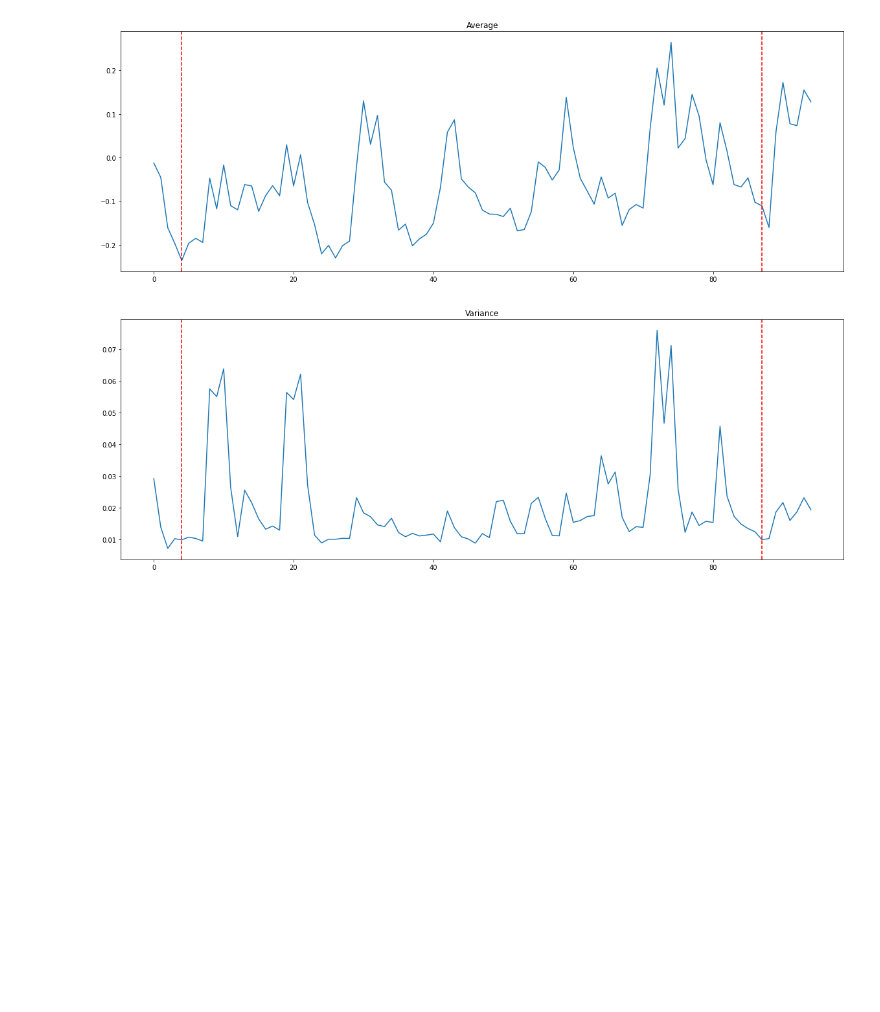
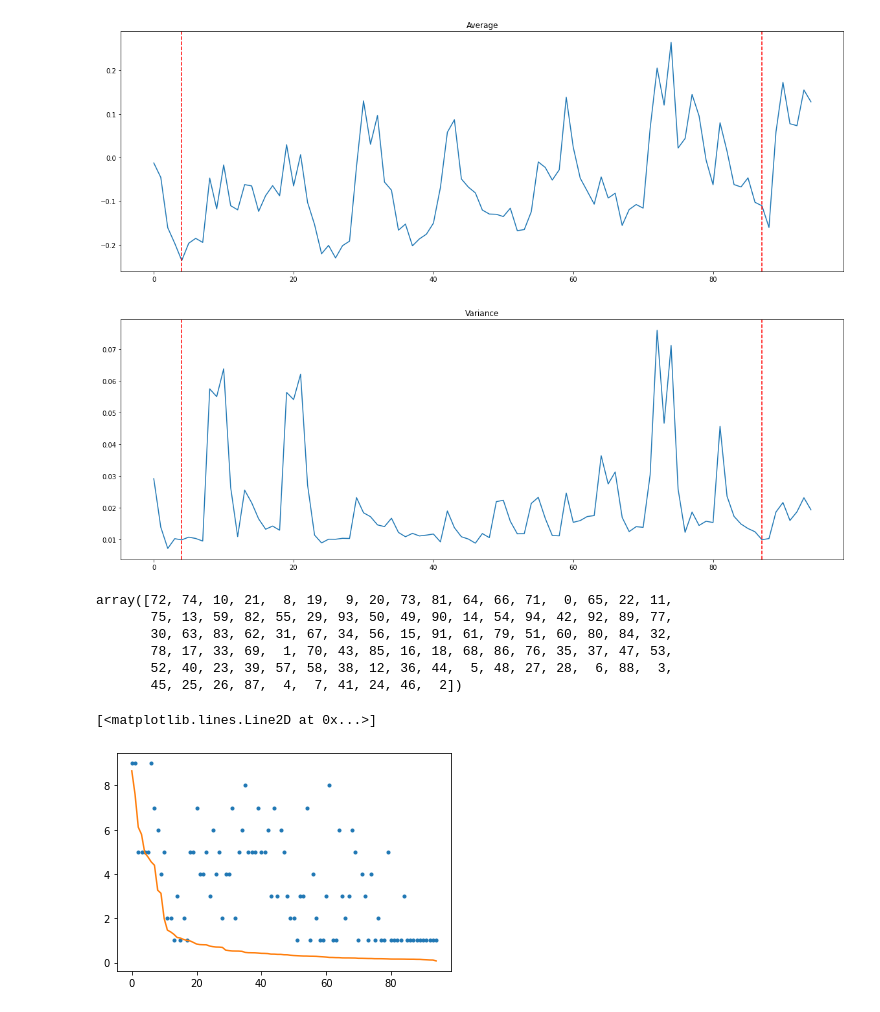
Before and after one commit to team-cryptonight/prob5, a Jupyter notebook: Pr5-Preliminary.ipynb, the cells around one changed output. Drawn from its saved outputs; the diff is of its cells as text; code cells hidden in the pictures; blank space fills up the shorter version.

```diff
--- a/Pr5-Preliminary.ipynb
+++ b/Pr5-Preliminary.ipynb
@@ -83,3 +79,12 @@ plt.axvline(segR - roiL, color='r', linestyle='--')
 plt.show()
 # %% [output]
 [figure]
+# %%
+np.argsort(np.var(traces[:, roiL:roiR], axis=0))[::-1]
+# %% [output]
+array([72, 74, 10, 21,  8, 19,  9, 20, 73, 81, 64, 66, 71,  0, 65, 22, 11,
+       75, 13, 59, 82, 55, 29, 93, 50, 49, 90, 14, 54, 94, 42, 92, 89, 77,
+       30, 63, 83, 62, 31, 67, 34, 56, 15, 91, 61, 79, 51, 60, 80, 84, 32,
+       78, 17, 33, 69,  1, 70, 43, 85, 16, 18, 68, 86, 76, 35, 37, 47, 53,
+       52, 40, 23, 39, 57, 58, 38, 12, 36, 44,  5, 48, 27, 28,  6, 88,  3,
+       45, 25, 26, 87,  4,  7, 41, 24, 46,  2])
@@ -85,0 +93,14 @@ plt.show()
+# %%
+n_modes = []
+for i in np.argsort(np.var(traces[:, roiL:roiR], axis=0))[::-1] + roiL:
+    data = np.histogram(traces[:, i], bins=300, density=True)[0]
+    # plt.plot(data)
+    data = scipy.signal.convolve(data, scipy.signal.windows.gaussian(50, 5))
+    # plt.plot(data)
+    n_modes.append(len(scipy.signal.find_peaks(data, height=2, distance=10)[0]))
+
+plt.plot(n_modes, '.')
+plt.plot(1500*np.var(traces[:, roiL:roiR], axis=0)[np.argsort(np.var(traces[:, roiL:roiR], axis=0))[::-1]])
+# %% [output]
+[<matplotlib.lines.Line2D at 0x...>]
+[figure, added]
```
Also changed, not shown: parts of 10 cells of this notebook.
